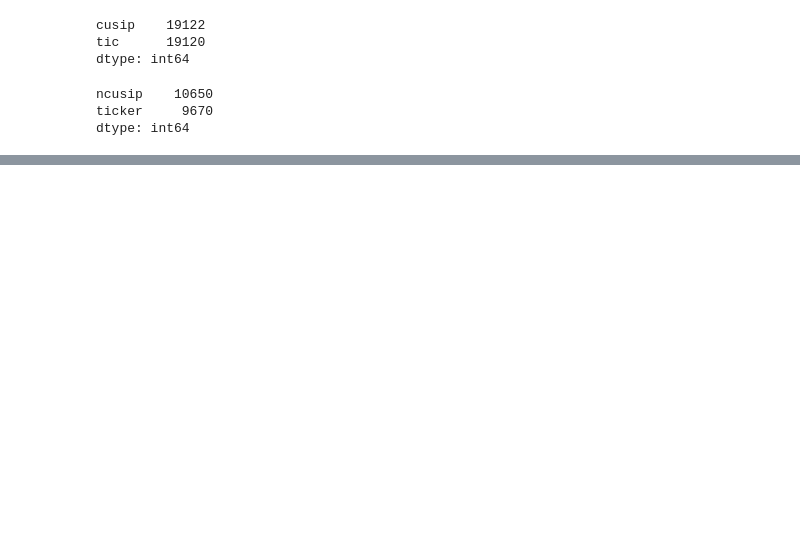
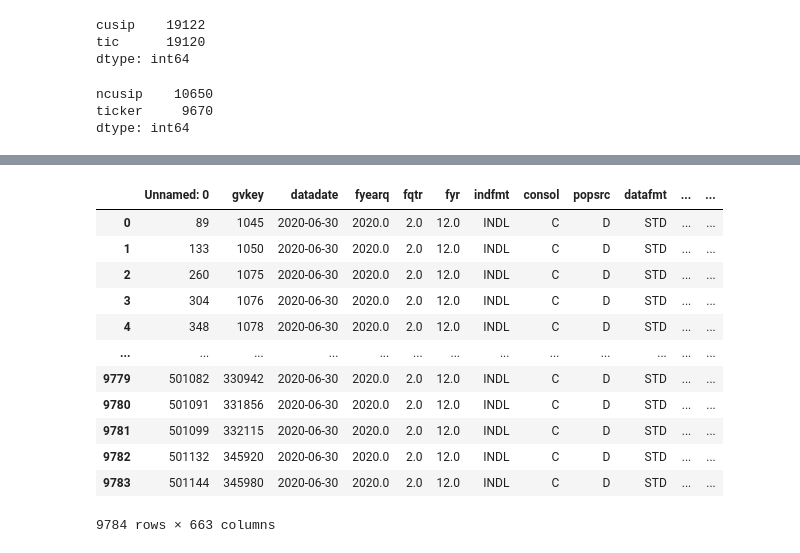
Before and after one commit to jordanweintraub914/GBUS-424-Project-, a Jupyter notebook: info.ipynb, the cells around one changed output, grey strips where cells are left out. Saved outputs shown, nothing was run; the diff lists cells and outputs as text; code cells hidden in the pictures; blank space fills up the shorter version.

```diff
--- a/info.ipynb
+++ b/info.ipynb
@@ -159,16 +163,16 @@ Name: gvkey, dtype: float64
 
 returns['Gross_Ret'] = 1 + returns['ret']
 
-q2_2018 = ((returns[(returns['date'] >= '2018-03-31') & (returns['date'] <= '2018-06-30')]).groupby(['ticker'])['Gross_Ret'].prod()-1).reset_index() #Gross Returns
-q3_2018 = ((returns[(returns['date'] >= '2018-06-30') & (returns['date'] <= '2018-09-30')]).groupby(['ticker'])['Gross_Ret'].prod()-1).reset_index() #Gross Returns
-q4_2018 = ((returns[(returns['date'] >= '2018-09-30') & (returns['date'] <= '2018-12-31')]).groupby(['ticker'])['Gross_Ret'].prod()-1).reset_index() #Gross Returns
-q1_2019 = ((returns[(returns['date'] >= '2018-12-31') & (returns['date'] <= '2019-03-31')]).groupby(['ticker'])['Gross_Ret'].prod()-1).reset_index() #Gross Returns
+q2_2018 = ((returns[(returns['date'] >= '2018-03-31') & (returns['date'] <= '2018-06-30')]).groupby(['ncusip','ticker'])['Gross_Ret'].prod()-1).reset_index() #Gross Returns
+q3_2018 = ((returns[(returns['date'] >= '2018-06-30') & (returns['date'] <= '2018-09-30')]).groupby(['ncusip','ticker'])['Gross_Ret'].prod()-1).reset_index() #Gross Returns
+q4_2018 = ((returns[(returns['date'] >= '2018-09-30') & (returns['date'] <= '2018-12-31')]).groupby(['ncusip','ticker'])['Gross_Ret'].prod()-1).reset_index() #Gross Returns
+q1_2019 = ((returns[(returns['date'] >= '2018-12-31') & (returns['date'] <= '2019-03-31')]).groupby(['ncusip','ticker'])['Gross_Ret'].prod()-1).reset_index() #Gross Returns
 
-q2_2019 = ((returns[(returns['date'] >= '2019-03-31') & (returns['date'] <= '2019-06-30')]).groupby(['ticker'])['Gross_Ret'].prod()-1).reset_index() #Gross Returns
-q3_2019 = ((returns[(returns['date'] >= '2019-06-30') & (returns['date'] <= '2019-09-30')]).groupby(['ticker'])['Gross_Ret'].prod()-1).reset_index() #Gross Returns
-q4_2019 = ((returns[(returns['date'] >= '2019-09-30') & (returns['date'] <= '2019-12-31')]).groupby(['ticker'])['Gross_Ret'].prod()-1).reset_index() #Gross Returns
-q1_2020 = ((returns[(returns['date'] >= '2019-12-31') & (returns['date'] <= '2020-03-31')]).groupby(['ticker'])['Gross_Ret'].prod()-1).reset_index() #Gross Returns
+q2_2019 = ((returns[(returns['date'] >= '2019-03-31') & (returns['date'] <= '2019-06-30')]).groupby(['ncusip','ticker'])['Gross_Ret'].prod()-1).reset_index() #Gross Returns
+q3_2019 = ((returns[(returns['date'] >= '2019-06-30') & (returns['date'] <= '2019-09-30')]).groupby(['ncusip','ticker'])['Gross_Ret'].prod()-1).reset_index() #Gross Returns
+q4_2019 = ((returns[(returns['date'] >= '2019-09-30') & (returns['date'] <= '2019-12-31')]).groupby(['ncusip','ticker'])['Gross_Ret'].prod()-1).reset_index() #Gross Returns
+q1_2020 = ((returns[(returns['date'] >= '2019-12-31') & (returns['date'] <= '2020-03-31')]).groupby(['ncusip','ticker'])['Gross_Ret'].prod()-1).reset_index() #Gross Returns
 
-q2_2020 = ((returns[(returns['date'] >= '2020-03-31') & (returns['date'] <= '2020-06-30')]).groupby(['ticker'])['Gross_Ret'].prod()-1).reset_index() #Gross Returns
-q3_2020 = ((returns[(returns['date'] >= '2020-06-30') & (returns['date'] <= '2020-09-30')]).groupby(['ticker'])['Gross_Ret'].prod()-1).reset_index() #Gross Returns
-q4_2020 = ((returns[(returns['date'] >= '2020-09-30') & (returns['date'] <= '2020-12-31')]).groupby(['ticker'])['Gross_Ret'].prod()-1).reset_index() #Gross Returns
+q2_2020 = ((returns[(returns['date'] >= '2020-03-31') & (returns['date'] <= '2020-06-30')]).groupby(['ncusip','ticker'])['Gross_Ret'].prod()-1).reset_index() #Gross Returns
+q3_2020 = ((returns[(returns['date'] >= '2020-06-30') & (returns['date'] <= '2020-09-30')]).groupby(['ncusip','ticker'])['Gross_Ret'].prod()-1).reset_index() #Gross Returns
+q4_2020 = ((returns[(returns['date'] >= '2020-09-30') & (returns['date'] <= '2020-12-31')]).groupby(['ncusip','ticker'])['Gross_Ret'].prod()-1).reset_index() #Gross Returns
@@ -299,0 +327,7 @@ Name: cusip, dtype: int64
+# %%
+fundamentals_a = fundamentals
+fundamentals_a['cusip'] = fundamentals_a['cusip'].astype(str).str[:-1]
+# %%
+q2_2020_acct_a = fundamentals_a[fundamentals_a['datadate'] == '2020-06-30']
+q2_2020_acct_a['cusip']
+q3_2020
@@ -299,0 +347,17 @@ Name: cusip, dtype: int64
+# %%
+Merge = pd.merge(q2_2020_acct_a, q3_2020,left_on='cusip', right_on='ncusip',how='left',indicator=True)
+Merge
+# %% [output]
+|  | Unnamed: 0 | gvkey | datadate | fyearq | fqtr | fyr | indfmt | consol | popsrc | datafmt | ... | ... |
+| 0 | 89 | 1045 | 2020-06-30 | 2020.0 | 2.0 | 12.0 | INDL | C | D | STD | ... | ... |
+| 1 | 133 | 1050 | 2020-06-30 | 2020.0 | 2.0 | 12.0 | INDL | C | D | STD | ... | ... |
+| 2 | 260 | 1075 | 2020-06-30 | 2020.0 | 2.0 | 12.0 | INDL | C | D | STD | ... | ... |
+| 3 | 304 | 1076 | 2020-06-30 | 2020.0 | 2.0 | 12.0 | INDL | C | D | STD | ... | ... |
+| 4 | 348 | 1078 | 2020-06-30 | 2020.0 | 2.0 | 12.0 | INDL | C | D | STD | ... | ... |
+| ... | ... | ... | ... | ... | ... | ... | ... | ... | ... | ... | ... | ... |
+| 9779 | 501082 | 330942 | 2020-06-30 | 2020.0 | 2.0 | 12.0 | INDL | C | D | STD | ... | ... |
+| 9780 | 501091 | 331856 | 2020-06-30 | 2020.0 | 2.0 | 12.0 | INDL | C | D | STD | ... | ... |
+| 9781 | 501099 | 332115 | 2020-06-30 | 2020.0 | 2.0 | 12.0 | INDL | C | D | STD | ... | ... |
+| 9782 | 501132 | 345920 | 2020-06-30 | 2020.0 | 2.0 | 12.0 | INDL | C | D | STD | ... | ... |
+| 9783 | 501144 | 345980 | 2020-06-30 | 2020.0 | 2.0 | 12.0 | INDL | C | D | STD | ... | ... |
+9784 rows × 663 columns
```
Also changed, not shown: parts of 18 cells of this notebook.
